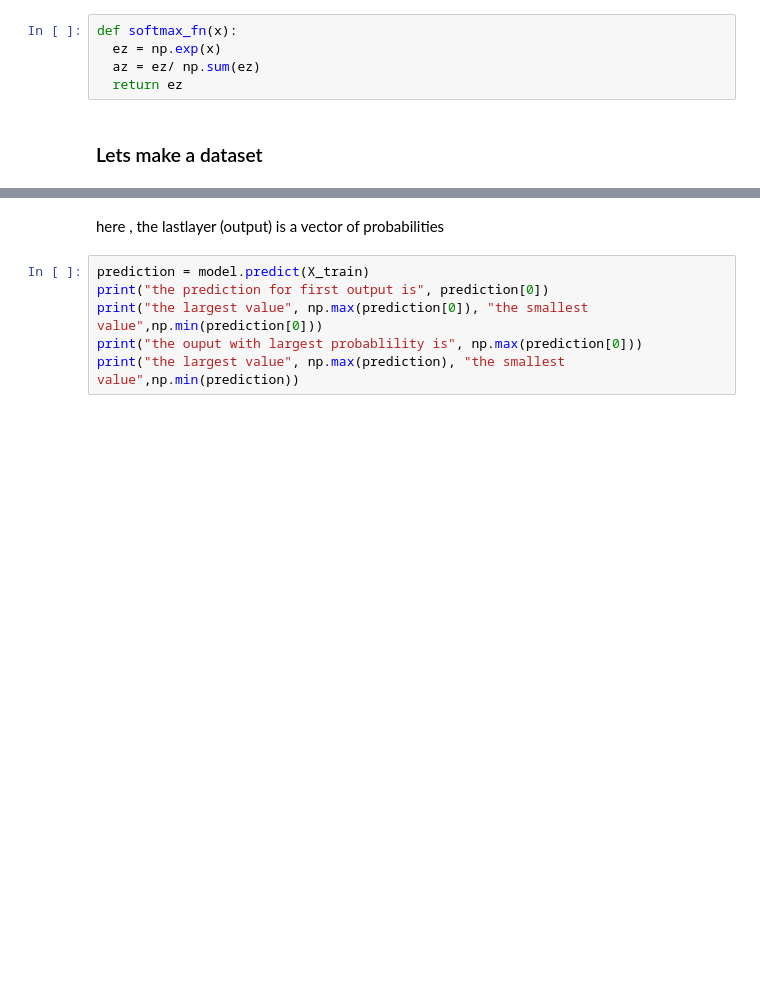
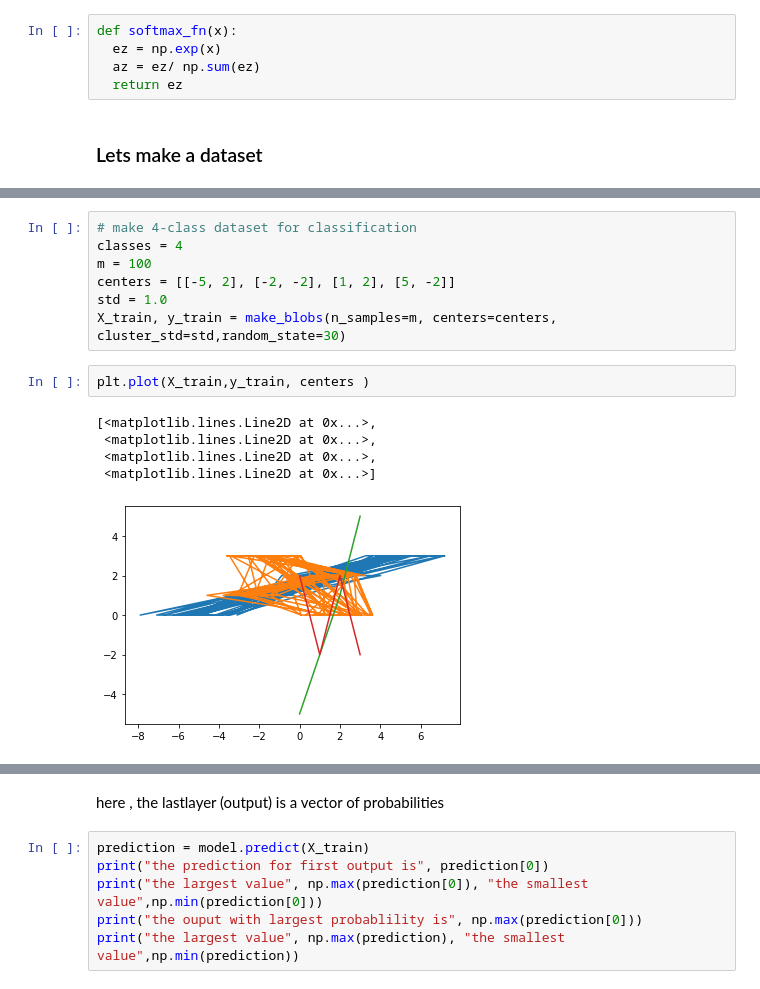
Before and after one commit to Lotfullah21/Deep-Learning, a Jupyter notebook: Activation_Functions.ipynb, the cells around one changed output, grey strips where cells are left out. Drawn from its saved outputs; the diff is of its cells as text; blank space fills up the shorter version.

```diff
--- a/Activation_Functions.ipynb
+++ b/Activation_Functions.ipynb
@@ -46,3 +54,18 @@ X_train, y_train = make_blobs(n_samples = 20000, centers = centers, cluster_std
+# %%
+# make 4-class dataset for classification
+classes = 4
+m = 100
+centers = [[-5, 2], [-2, -2], [1, 2], [5, -2]]
+std = 1.0
+X_train, y_train = make_blobs(n_samples=m, centers=centers, cluster_std=std,random_state=30)
+# %%
+plt.plot(X_train,y_train, centers )
+# %% [output]
+[<matplotlib.lines.Line2D at 0x...>,
+ <matplotlib.lines.Line2D at 0x...>,
+ <matplotlib.lines.Line2D at 0x...>,
+ <matplotlib.lines.Line2D at 0x...>]
+[figure, added]
 # %%
 model = Sequential([
     Dense(45, activation = "relu"),
```
Also changed, not shown: parts of 7 cells of this notebook.
